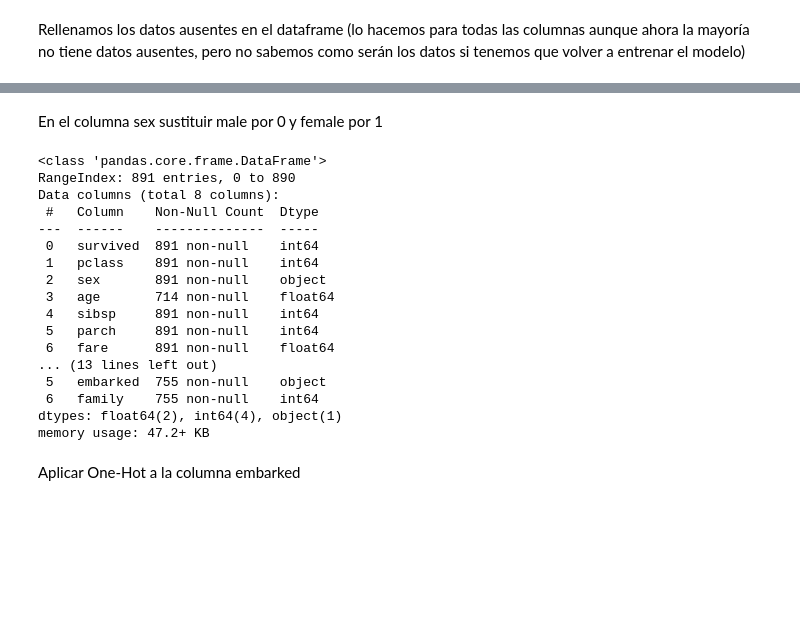
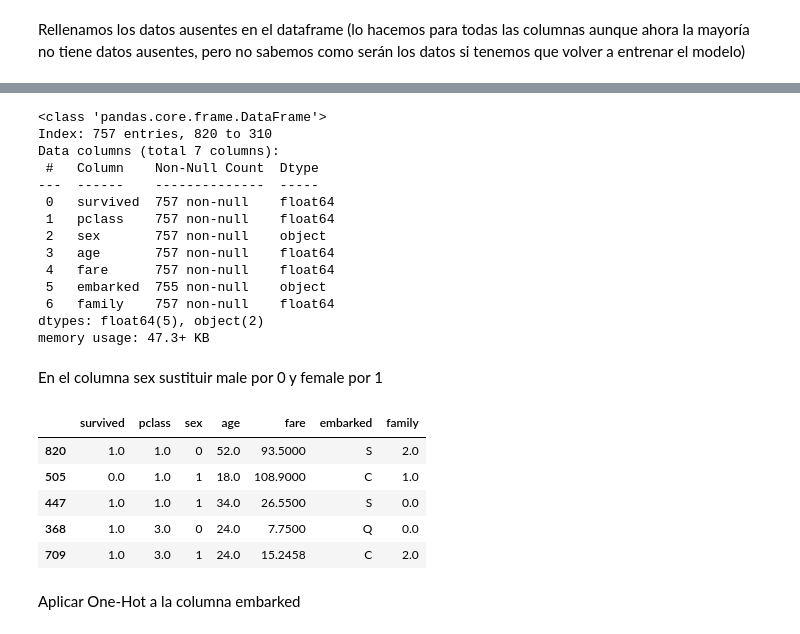
Before and after one commit to Mario-Lopez-Gonzalez/Python_clase, a Jupyter notebook: SAPA/Ejercicios/2_4Ejercicios.ipynb, the cells around one changed output, grey strips where cells are left out. Drawn from its saved outputs; the diff is of its cells as text; code cells hidden in the pictures; blank space fills up the shorter version.

```diff
--- a/SAPA/Ejercicios/2_4Ejercicios.ipynb
+++ b/SAPA/Ejercicios/2_4Ejercicios.ipynb
@@ -518,14 +439,3 @@ dtypes: float64(2), int64(3), object(2)
 memory usage: 47.3+ KB
 # %% [markdown]
 Rellenamos los datos ausentes en el dataframe (lo hacemos para todas las columnas aunque ahora la mayoría no tiene datos ausentes, pero no sabemos como serán los datos si tenemos que volver a entrenar el modelo)
-# %%
-# Limpiamos embarked aparte que es categorica
-my_train_set.dropna(subset=["embarked"], inplace=True)
-# Sacamos las columnas numéricas para aplicar la media
-numeric_columns = my_train_set.select_dtypes(include='number')
-# Llenamos todos los NA por la media de la columna
-my_train_set[numeric_columns.columns] = numeric_columns.fillna(numeric_columns.mean())
-df_titanic.info()
-my_train_set.info()
-df_titanic.describe()
-my_train_set.describe()
@@ -559,26 +442,45 @@ memory usage: 47.2+ KB
+# %%
+# Filtrar solo las columnas numéricas
+numeric_cols = my_train_set.select_dtypes(include=['number']).columns
+
+# Aplicar SimpleImputer con la estrategia 'most_frequent'
+imputer = SimpleImputer(strategy='most_frequent')
+my_train_set[numeric_cols] = imputer.fit_transform(my_train_set[numeric_cols])
+
+my_train_set.info()
+# %% [output]
+<class 'pandas.core.frame.DataFrame'>
+Index: 757 entries, 820 to 310
+Data columns (total 7 columns):
+ #   Column    Non-Null Count  Dtype
+---  ------    --------------  -----
+ 0   survived  757 non-null    float64
+ 1   pclass    757 non-null    float64
+ 2   sex       757 non-null    object
+ 3   age       757 non-null    float64
+ 4   fare      757 non-null    float64
+ 5   embarked  755 non-null    object
+ 6   family    757 non-null    float64
+dtypes: float64(5), object(2)
+memory usage: 47.3+ KB
 # %% [markdown]
 En el columna sex sustituir male por 0 y female por 1
-# %%
-my_train_set['sex'] = my_train_set['sex'].replace({'male': 0, 'female': 1})
-df_titanic.info()
-my_train_set.info()
-# %% [output]
-<class 'pandas.core.frame.DataFrame'>
-RangeIndex: 891 entries, 0 to 890
-Data columns (total 8 columns):
- #   Column    Non-Null Count  Dtype
----  ------    --------------  -----
- 0   survived  891 non-null    int64
- 1   pclass    891 non-null    int64
- 2   sex       891 non-null    object
- 3   age       714 non-null    float64
- 4   sibsp     891 non-null    int64
- 5   parch     891 non-null    int64
- 6   fare      891 non-null    float64
-... (13 lines left out)
- 5   embarked  755 non-null    object
- 6   family    755 non-null    int64
-dtypes: float64(2), int64(4), object(1)
-memory usage: 47.2+ KB
+# %%
+from sklearn.preprocessing import LabelEncoder
+
+# Creamos el encoder
+label_encoder = LabelEncoder()
+
+# Se lo aplicamos a la columna sex
+my_train_set['sex'] = label_encoder.fit_transform(my_train_set['sex'])
+
+my_train_set.head()
+# %% [output]
+|  | survived | pclass | sex | age | fare | embarked | family |
+| 820 | 1.0 | 1.0 | 0 | 52.0 | 93.5000 | S | 2.0 |
+| 505 | 0.0 | 1.0 | 1 | 18.0 | 108.9000 | C | 1.0 |
+| 447 | 1.0 | 1.0 | 1 | 34.0 | 26.5500 | S | 0.0 |
+| 368 | 1.0 | 3.0 | 0 | 24.0 | 7.7500 | Q | 0.0 |
+| 709 | 1.0 | 3.0 | 1 | 24.0 | 15.2458 | C | 2.0 |
 # %% [markdown]
 Aplicar One-Hot a la columna embarked
```
Also changed, not shown: parts of 27 cells of this notebook.
